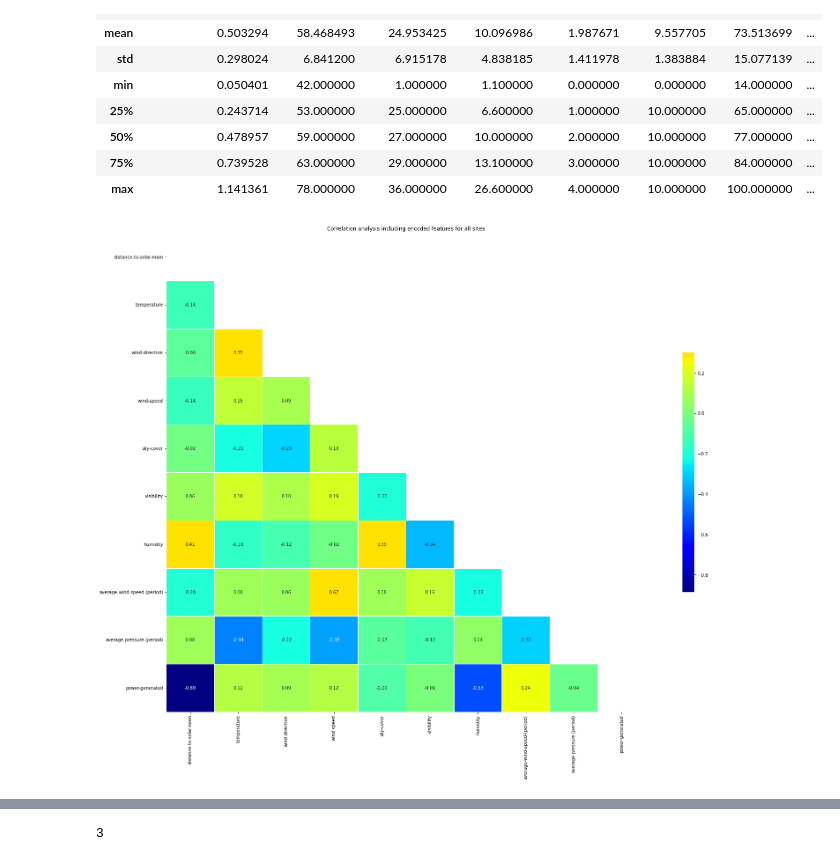
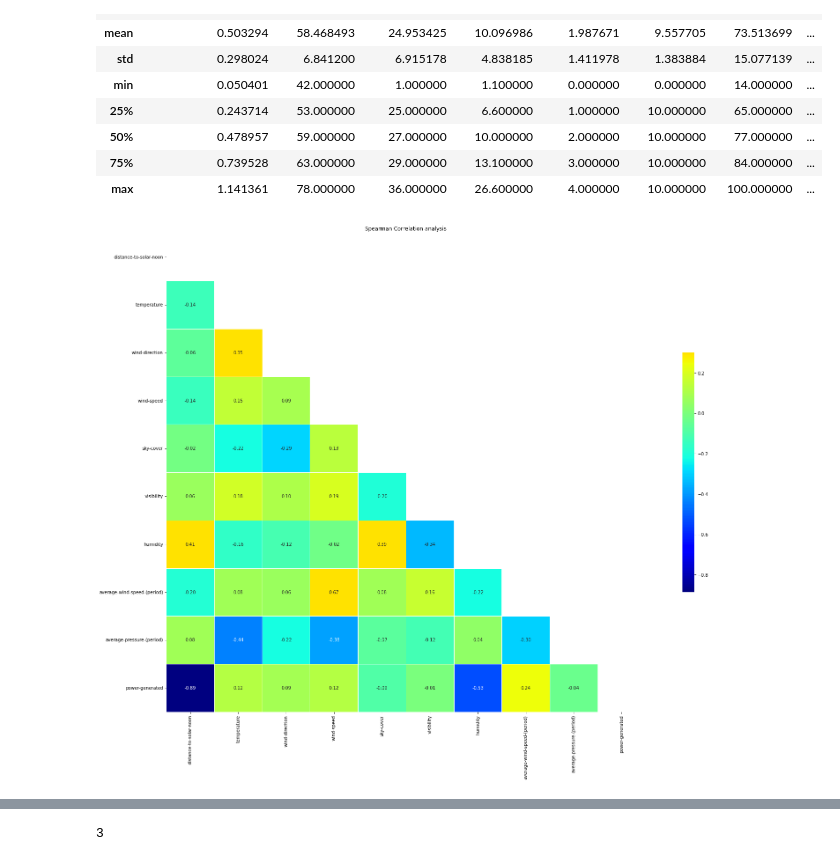
Before and after one commit to Agnij-Moitra/solar-sight, a Jupyter notebook: train.ipynb, the cells around one changed output, grey strips where cells are left out. Cells and saved outputs as stored; diff of their text form; code cells hidden in the pictures.

```diff
--- a/train.ipynb
+++ b/train.ipynb
@@ -88,7 +90,7 @@ X_valid = X_valid_full[my_cols].copy()
 # %%
 f, ax = plt.subplots(figsize=(30, 20))
 sns.heatmap(df.corr(method='spearman'), mask=mask2, cmap='jet', vmax=.3, center=0, annot=True, fmt='.2f',
             square=True, linewidths=.9, cbar_kws={"shrink": .5});
-plt.title('Correlation analysis including encoded features for all sites');
+plt.title('Spearman Correlation analysis');
 # %% [output]
-[figure, old version]
+[figure, new version]
```
Also changed, not shown: parts of 19 cells of this notebook, 4 other files.
